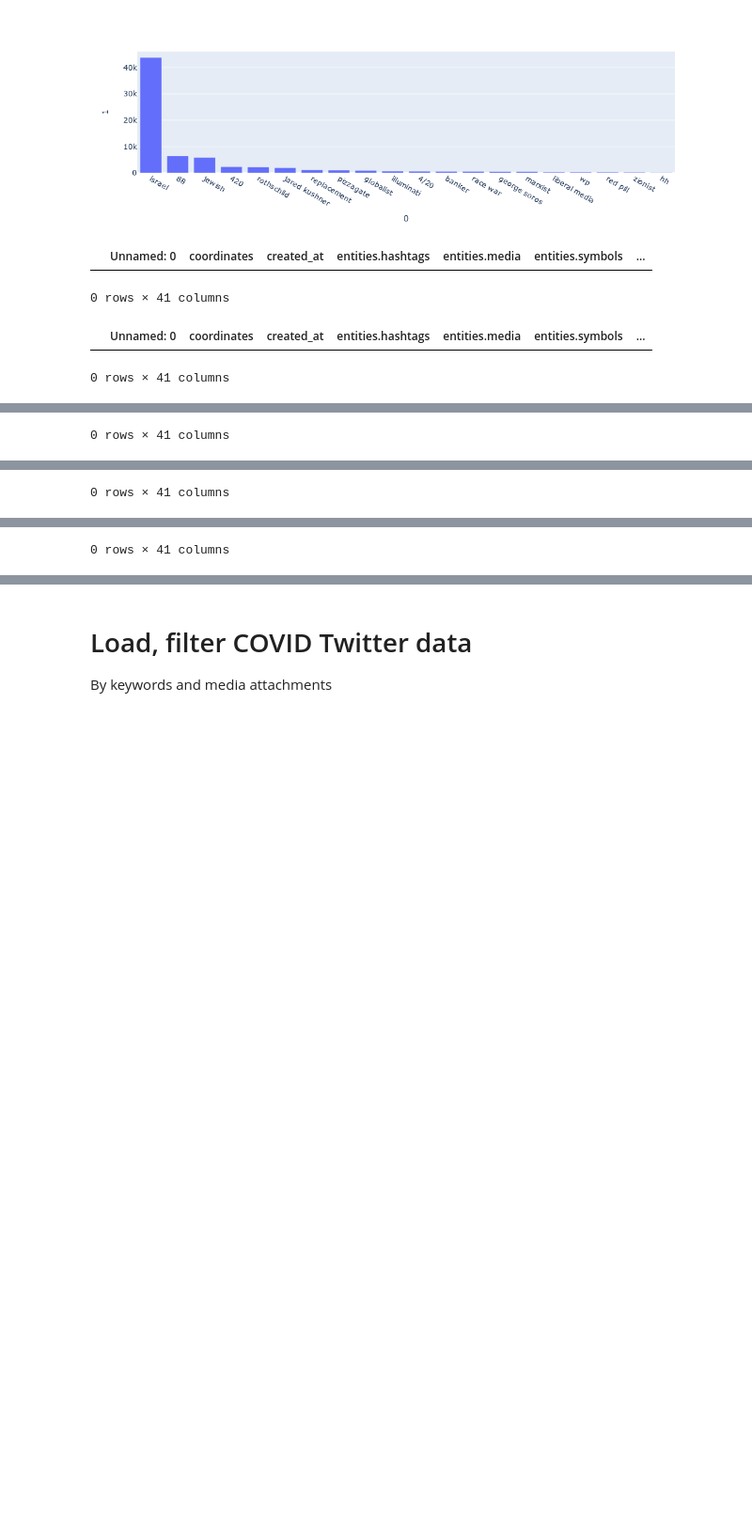
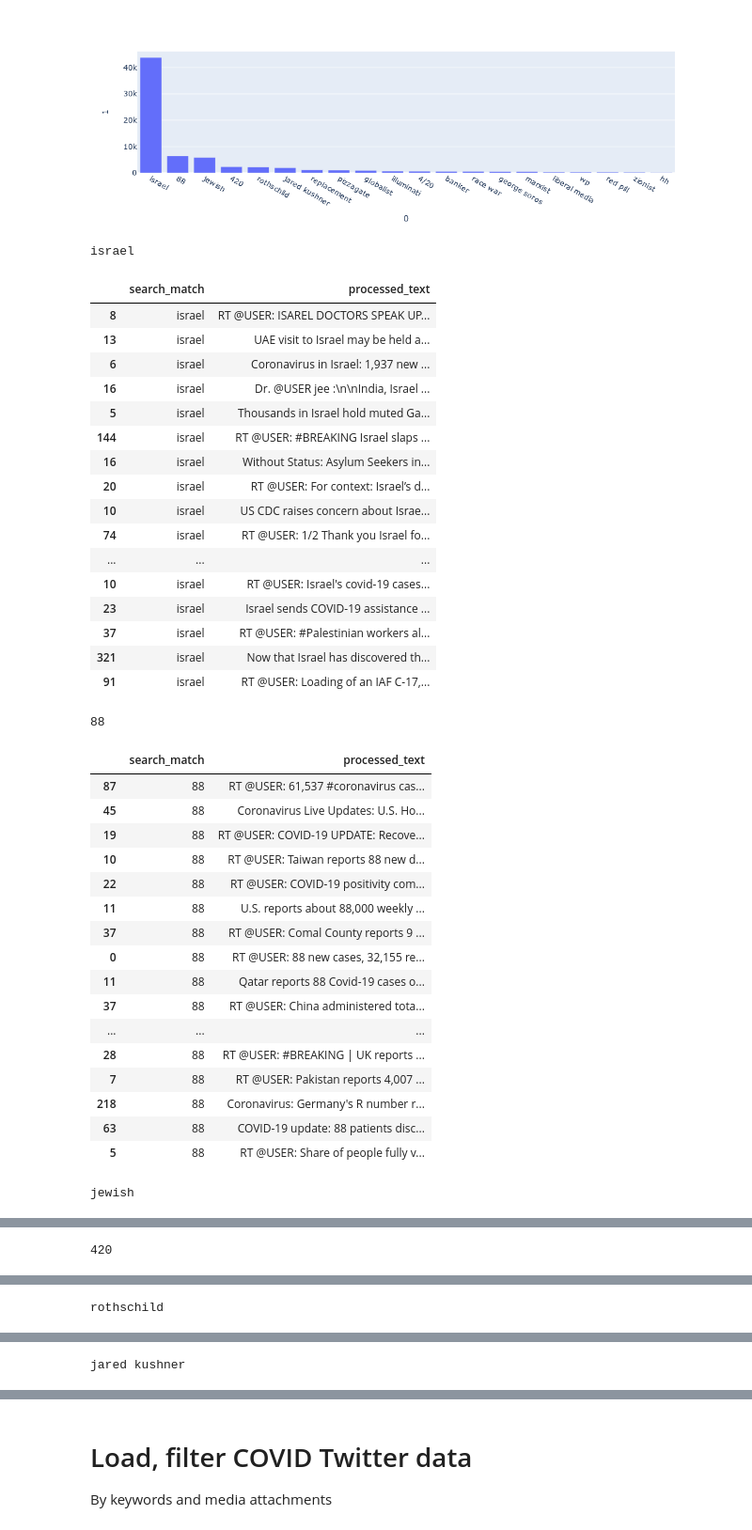
Before and after one commit to michaelmilleryoder/adl_covid, a Jupyter notebook: jupyter/twitter_data.ipynb, the cells around one changed output, grey strips where cells are left out. Shown at 94% size. Drawn from its saved outputs; the diff is of its cells as text; code cells hidden in the pictures; blank space fills up the shorter version.

```diff
--- a/jupyter/twitter_data.ipynb
+++ b/jupyter/twitter_data.ipynb
@@ -43,25 +43,65 @@ px.bar(df, x=0, y=1)
 [figure]
 # %%
 # Look at examples from top-ranked words to see which are mostly noise
+import pandas as pd
+import os
+from tqdm.notebook import tqdm
 from IPython.display import display
+
+pd.set_option('display.max_colwidth', None)
 
 # Load filtered data (CSVs)
 filtered_dirpath = '/storage2/mamille3/adl_covid/output/processed_tweets_csv'
 selected_terms = [term for term, count in search_matches.most_common(20)]
 matches = []
 for fname in tqdm(os.listdir(filtered_dirpath)):
     fpath = os.path.join(filtered_dirpath, fname)
-    data = pd.read_csv(fpath)
+    data = pd.read_csv(fpath, index_col=0)
     selected = data.query('search_match == @selected_terms')
     if len(selected) > 0:
         matches.append(selected.sample(min(20, len(selected))))
 all_matches = pd.concat(matches)
 
-for term in search_matches.most_common(20):
+for term in selected_terms:
+    print(term)
     examples = all_matches.query('search_match == @term')
-    display(examples.sample(min(20, len(examples))))
+    if len(examples) > 0:
+        display(examples.sample(min(20, len(examples)))[['search_match', 'processed_text']])
 # %% [output]
+israel
-|  | Unnamed: 0 | coordinates | created_at | entities.hashtags | entities.media | entities.symbols | ... |
+|  | search_match | processed_text |
+| 8 | israel | RT @USER: ISAREL DOCTORS SPEAK UP... |
+| 13 | israel | UAE visit to Israel may be held a... |
+| 6 | israel | Coronavirus in Israel: 1,937 new ... |
+| 16 | israel | Dr. @USER jee :\n\nIndia, Israel ... |
+| 5 | israel | Thousands in Israel hold muted Ga... |
+| 144 | israel | RT @USER: #BREAKING Israel slaps ... |
+| 16 | israel | Without Status: Asylum Seekers in... |
+| 20 | israel | RT @USER: For context: Israel’s d... |
+| 10 | israel | US CDC raises concern about Israe... |
+| 74 | israel | RT @USER: 1/2 Thank you Israel fo... |
+| ... | ... | ... |
+| 10 | israel | RT @USER: Israel's covid-19 cases... |
+| 23 | israel | Israel sends COVID-19 assistance ... |
+| 37 | israel | RT @USER: #Palestinian workers al... |
+| 321 | israel | Now that Israel has discovered th... |
+| 91 | israel | RT @USER: Loading of an IAF C-17,... |
-0 rows × 41 columns
+88
-|  | Unnamed: 0 | coordinates | created_at | entities.hashtags | entities.media | entities.symbols | ... |
+|  | search_match | processed_text |
+| 87 | 88 | RT @USER: 61,537 #coronavirus cas... |
+| 45 | 88 | Coronavirus Live Updates: U.S. Ho... |
+| 19 | 88 | RT @USER: COVID-19 UPDATE: Recove... |
+| 10 | 88 | RT @USER: Taiwan reports 88 new d... |
+| 22 | 88 | RT @USER: COVID-19 positivity com... |
+| 11 | 88 | U.S. reports about 88,000 weekly ... |
+| 37 | 88 | RT @USER: Comal County reports 9 ... |
+| 0 | 88 | RT @USER: 88 new cases, 32,155 re... |
+| 11 | 88 | Qatar reports 88 Covid-19 cases o... |
+| 37 | 88 | RT @USER: China administered tota... |
+| ... | ... | ... |
+| 28 | 88 | RT @USER: #BREAKING | UK reports ... |
+| 7 | 88 | RT @USER: Pakistan reports 4,007 ... |
+| 218 | 88 | Coronavirus: Germany's R number r... |
+| 63 | 88 | COVID-19 update: 88 patients disc... |
+| 5 | 88 | RT @USER: Share of people fully v... |
-0 rows × 41 columns
+jewish
@@ -69 +125 @@ for term in search_matches.most_common(20):
-0 rows × 41 columns
+420
@@ -71 +143 @@ for term in search_matches.most_common(20):
-0 rows × 41 columns
+rothschild
@@ -73 +161 @@ for term in search_matches.most_common(20):
-0 rows × 41 columns
+jared kushner
```
Also changed, not shown: parts of 1 cell of this notebook, 1 other file.
